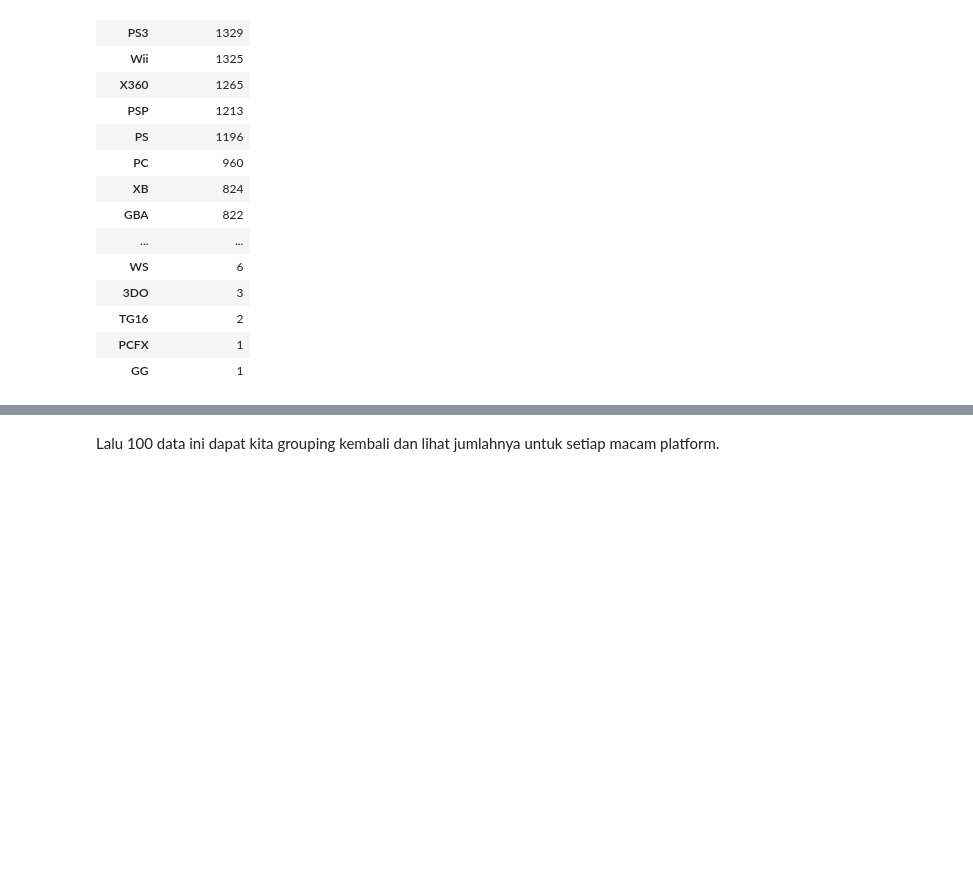
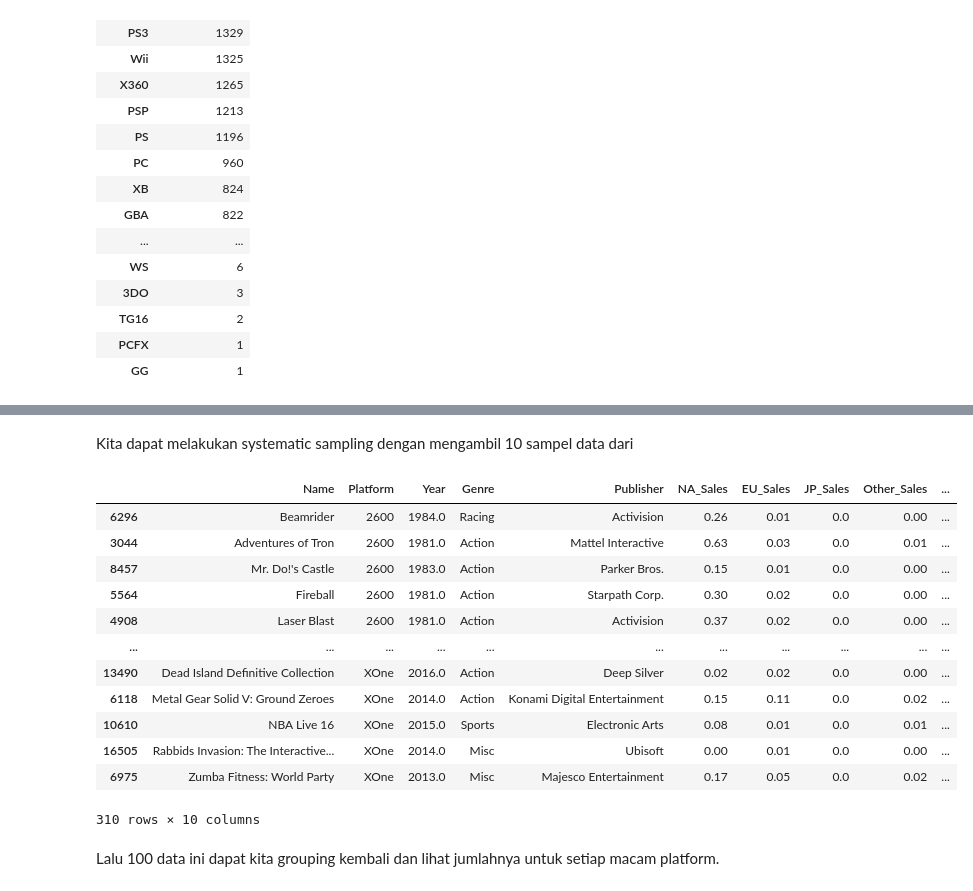
Before and after one commit to nexusprime-hak/Tubes-Pengkom-K-20-2023_2, a Jupyter notebook: Tugas_5.ipynb, the cells around one changed output, grey strips where cells are left out. Cells and saved outputs as stored; diff of their text form; code cells hidden in the pictures; blank space fills up the shorter version.

```diff
--- a/Tugas_5.ipynb
+++ b/Tugas_5.ipynb
@@ -99,9 +99,8 @@ sample
 <p>Dari kode di bawah dapat diperoleh distribusi frekuensi platform atau konsol game yang dimiliki oleh para konsumen game. Diketahui bahwa platform game terbanyak adalah Nintendo DS dan yang paling sedikit adalah SEGA Game Gear.</p>
 # %%
 platform = df_1.sort_values(by="Platform")
-platform_strat = platform.drop(columns=["Year","Genre","Publisher","NA_Sales","EU_Sales","JP_Sales","Other_Sales","Global_Sales"])
-platform_strat = platform_strat.groupby(by="Platform").count().sort_values(by="Name", ascending=False)
-platform_strat.rename(columns={"Name":"Console_Count"})
+platform_strat = platform.groupby(by="Platform")
+platform_strat.count().sort_values(by="Name", ascending=False).drop(columns=["Year","Genre","Publisher","NA_Sales","EU_Sales","JP_Sales","Other_Sales","Global_Sales"]).rename(columns={"Name":"Console_Count"})
 # %% [output]
 |  | Console_Count |
 | Platform |  |
@@ -143,3 +123,21 @@ platform_sample
+# %% [markdown]
+Kita dapat melakukan systematic sampling dengan mengambil 10 sampel data dari
+# %%
+platform_strat.sample(n=10, replace=True)
+# %% [output]
+|  | Name | Platform | Year | Genre | Publisher | NA_Sales | EU_Sales | JP_Sales | Other_Sales | ... |
+| 6296 | Beamrider | 2600 | 1984.0 | Racing | Activision | 0.26 | 0.01 | 0.0 | 0.00 | ... |
+| 3044 | Adventures of Tron | 2600 | 1981.0 | Action | Mattel Interactive | 0.63 | 0.03 | 0.0 | 0.01 | ... |
+| 8457 | Mr. Do!'s Castle | 2600 | 1983.0 | Action | Parker Bros. | 0.15 | 0.01 | 0.0 | 0.00 | ... |
+| 5564 | Fireball | 2600 | 1981.0 | Action | Starpath Corp. | 0.30 | 0.02 | 0.0 | 0.00 | ... |
+| 4908 | Laser Blast | 2600 | 1981.0 | Action | Activision | 0.37 | 0.02 | 0.0 | 0.00 | ... |
+| ... | ... | ... | ... | ... | ... | ... | ... | ... | ... | ... |
+| 13490 | Dead Island Definitive Collection | XOne | 2016.0 | Action | Deep Silver | 0.02 | 0.02 | 0.0 | 0.00 | ... |
+| 6118 | Metal Gear Solid V: Ground Zeroes | XOne | 2014.0 | Action | Konami Digital Entertainment | 0.15 | 0.11 | 0.0 | 0.02 | ... |
+| 10610 | NBA Live 16 | XOne | 2015.0 | Sports | Electronic Arts | 0.08 | 0.01 | 0.0 | 0.01 | ... |
+| 16505 | Rabbids Invasion: The Interactive... | XOne | 2014.0 | Misc | Ubisoft | 0.00 | 0.01 | 0.0 | 0.00 | ... |
+| 6975 | Zumba Fitness: World Party | XOne | 2013.0 | Misc | Majesco Entertainment | 0.17 | 0.05 | 0.0 | 0.02 | ... |
+310 rows × 10 columns
 # %% [markdown]
 Lalu 100 data ini dapat kita grouping kembali dan lihat jumlahnya untuk setiap macam platform.
 # %%
```
Also changed, not shown: parts of 2 cells of this notebook.
